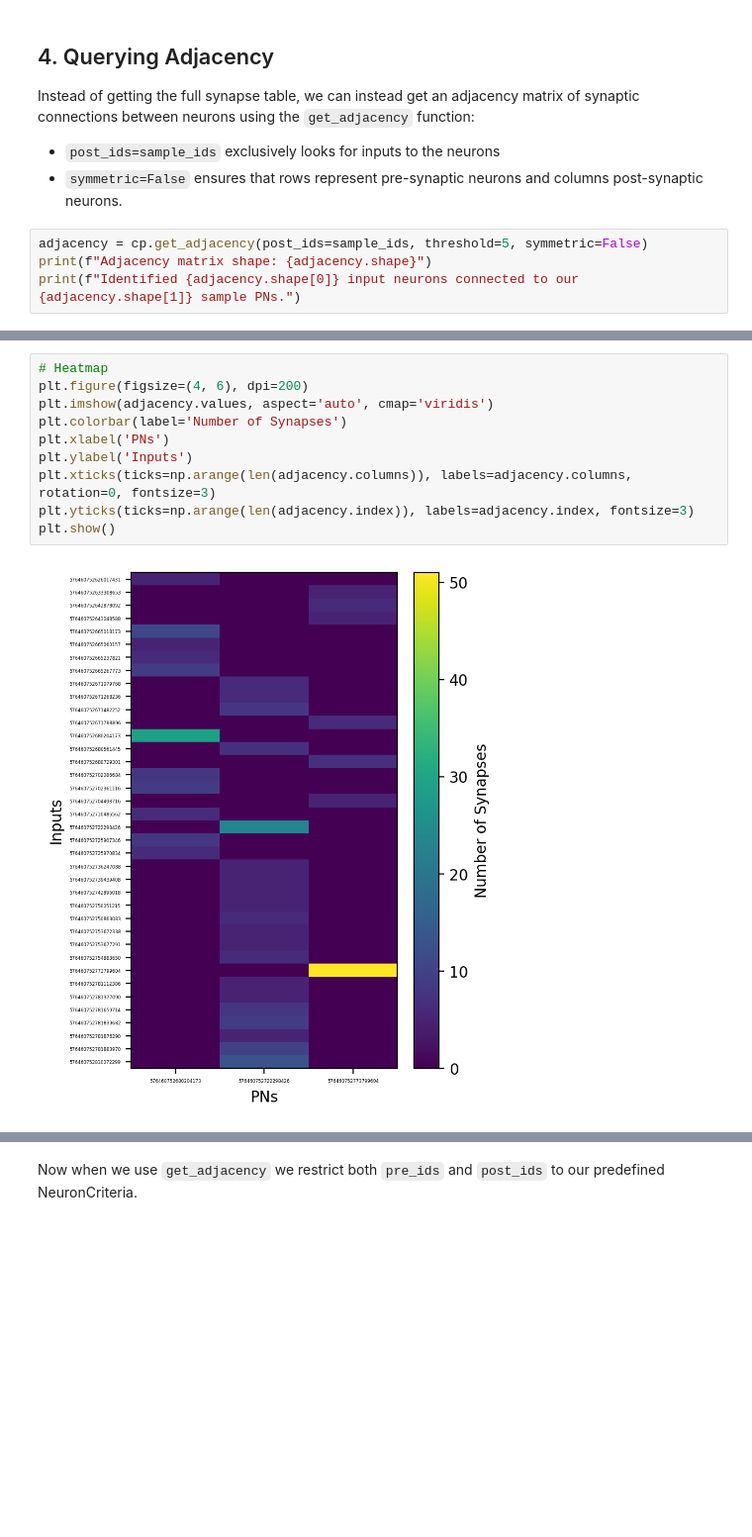
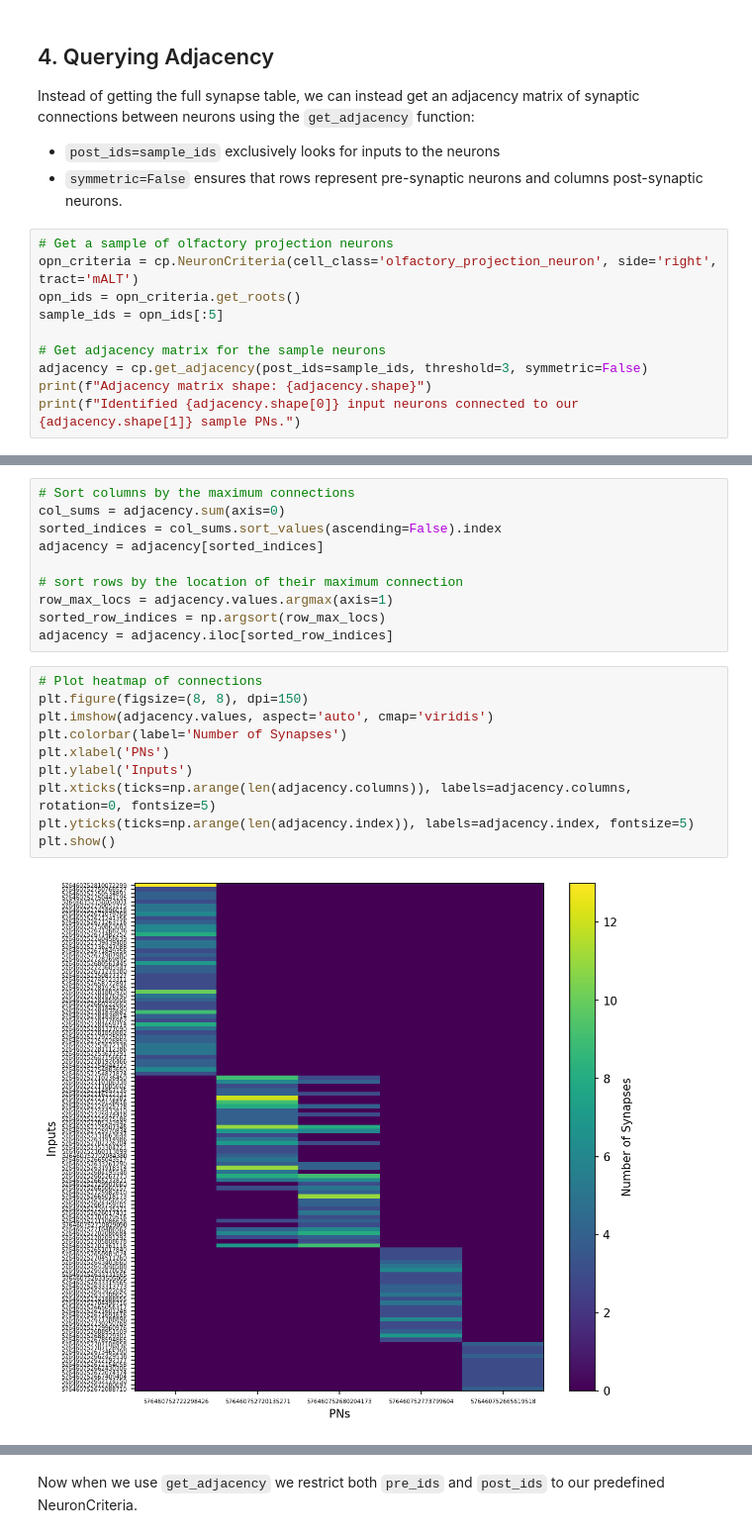
Before and after one commit to Social-Evolution-and-Behavior/crantpy, a Jupyter notebook: docs/deep_dive/connectivity.ipynb, the cells around one changed output, grey strips where cells are left out. Shown at 99% size. Saved outputs shown, nothing was run; the diff lists cells and outputs as text; blank space fills up the shorter version.

```diff
--- a/docs/deep_dive/connectivity.ipynb
+++ b/docs/deep_dive/connectivity.ipynb
@@ -112,7 +112,13 @@ Instead of getting the full synapse table, we can instead get an adjacency matri
 - `post_ids=sample_ids` exclusively looks for inputs to the neurons
 - `symmetric=False` ensures that rows represent pre-synaptic neurons and columns post-synaptic neurons.
 # %%
-adjacency = cp.get_adjacency(post_ids=sample_ids, threshold=5, symmetric=False)
+# Get a sample of olfactory projection neurons
+opn_criteria = cp.NeuronCriteria(cell_class='olfactory_projection_neuron', side='right', tract='mALT')
+opn_ids = opn_criteria.get_roots()
+sample_ids = opn_ids[:5]
+
+# Get adjacency matrix for the sample neurons
+adjacency = cp.get_adjacency(post_ids=sample_ids, threshold=3, symmetric=False)
 print(f"Adjacency matrix shape: {adjacency.shape}")
 print(f"Identified {adjacency.shape[0]} input neurons connected to our {adjacency.shape[1]} sample PNs.")
 # %% [output]
@@ -121,12 +127,22 @@ Identified 38 input neurons connected to our 3 sample PNs.
+# %%
+# Sort columns by the maximum connections
+col_sums = adjacency.sum(axis=0)
+sorted_indices = col_sums.sort_values(ascending=False).index
+adjacency = adjacency[sorted_indices]
+
+# sort rows by the location of their maximum connection
+row_max_locs = adjacency.values.argmax(axis=1)
+sorted_row_indices = np.argsort(row_max_locs)
+adjacency = adjacency.iloc[sorted_row_indices]
 # %%
-# Heatmap
-plt.figure(figsize=(4, 6), dpi=200)
+# Plot heatmap of connections
+plt.figure(figsize=(8, 8), dpi=150)
 plt.imshow(adjacency.values, aspect='auto', cmap='viridis')
 plt.colorbar(label='Number of Synapses')
 plt.xlabel('PNs')
 plt.ylabel('Inputs')
-plt.xticks(ticks=np.arange(len(adjacency.columns)), labels=adjacency.columns, rotation=0, fontsize=3)
-plt.yticks(ticks=np.arange(len(adjacency.index)), labels=adjacency.index, fontsize=3)
+plt.xticks(ticks=np.arange(len(adjacency.columns)), labels=adjacency.columns, rotation=0, fontsize=5)
+plt.yticks(ticks=np.arange(len(adjacency.index)), labels=adjacency.index, fontsize=5)
 plt.show()
 # %% [output]
-[figure, old version]
+[figure, new version]
```
Also changed, not shown: parts of 23 cells of this notebook, 3 other files.
